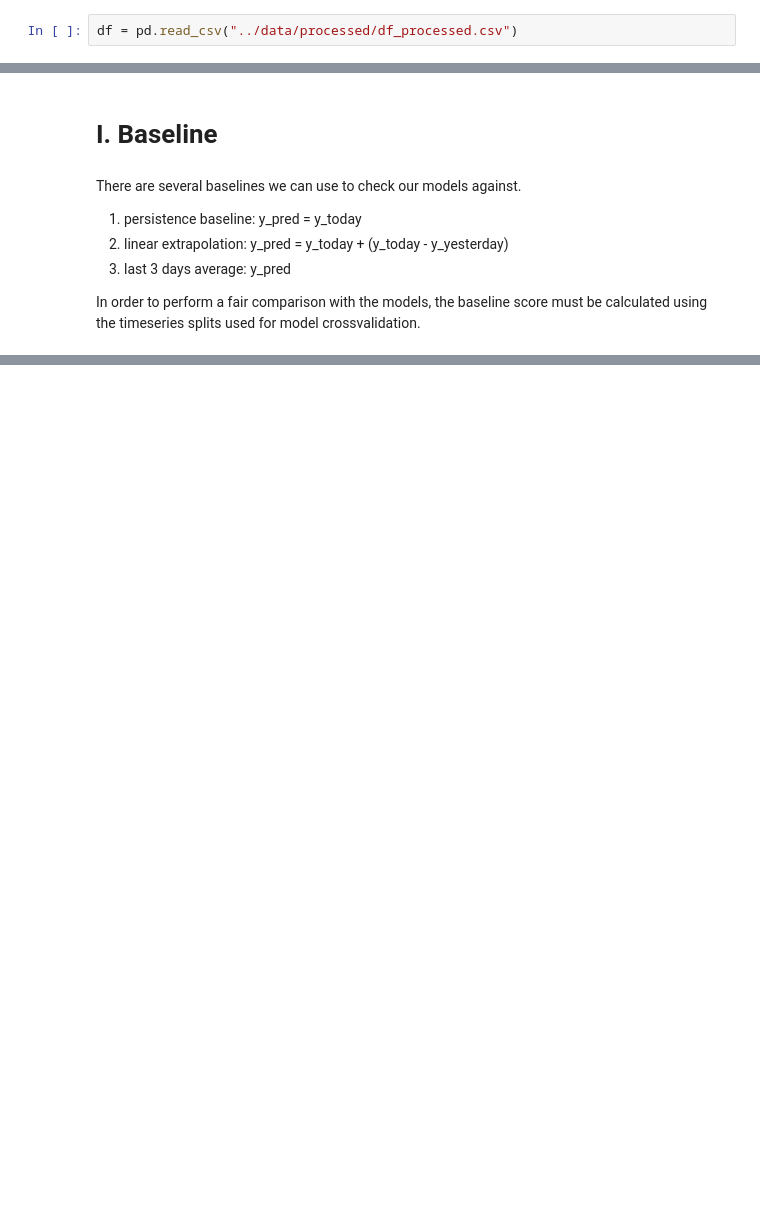
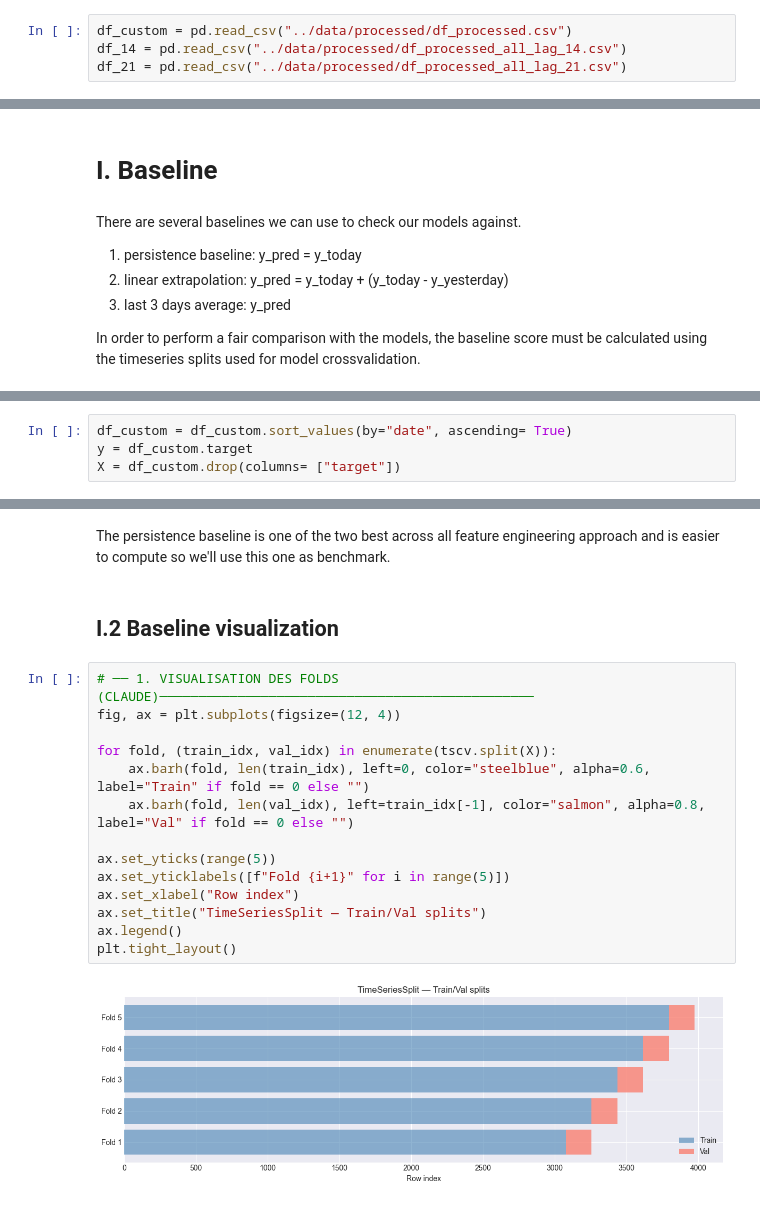
Before and after one commit to PabloRougerie/breathe_project, a Jupyter notebook: notebooks/model.ipynb, the cells around one changed output, grey strips where cells are left out. Drawn from its saved outputs; the diff is of its cells as text; blank space fills up the shorter version.

Commit message:
feat(model): add modelling notebook with baselines and model selection

```diff
--- a/notebooks/model.ipynb
+++ b/notebooks/model.ipynb
@@ -51,4 +53,6 @@ warnings.filterwarnings("ignore")
 The autoreload extension is already loaded. To reload it, use:
   %reload_ext autoreload
 # %%
-df = pd.read_csv("../data/processed/df_processed.csv")
+df_custom = pd.read_csv("../data/processed/df_processed.csv")
+df_14 = pd.read_csv("../data/processed/df_processed_all_lag_14.csv")
+df_21 = pd.read_csv("../data/processed/df_processed_all_lag_21.csv")
@@ -118,0 +77,4 @@ Average baseline:  12.96
+# %%
+df_custom = df_custom.sort_values(by="date", ascending= True)
+y = df_custom.target
+X = df_custom.drop(columns= ["target"])
@@ -118,0 +123,20 @@ Average baseline:  12.96
+# %% [markdown]
+The persistence baseline is one of the two best across all feature engineering approach and is easier to compute so we'll use this one as benchmark.
+# %% [markdown]
+## I.2 Baseline visualization
+# %%
+# ── 1. VISUALISATION DES FOLDS (CLAUDE)────────────────────────────────────────────────
+fig, ax = plt.subplots(figsize=(12, 4))
+
+for fold, (train_idx, val_idx) in enumerate(tscv.split(X)):
+    ax.barh(fold, len(train_idx), left=0, color="steelblue", alpha=0.6, label="Train" if fold == 0 else "")
+    ax.barh(fold, len(val_idx), left=train_idx[-1], color="salmon", alpha=0.8, label="Val" if fold == 0 else "")
+
+ax.set_yticks(range(5))
+ax.set_yticklabels([f"Fold {i+1}" for i in range(5)])
+ax.set_xlabel("Row index")
+ax.set_title("TimeSeriesSplit — Train/Val splits")
+ax.legend()
+plt.tight_layout()
+# %% [output]
+[figure, added]
```
Also changed, not shown: parts of 28 cells of this notebook.
